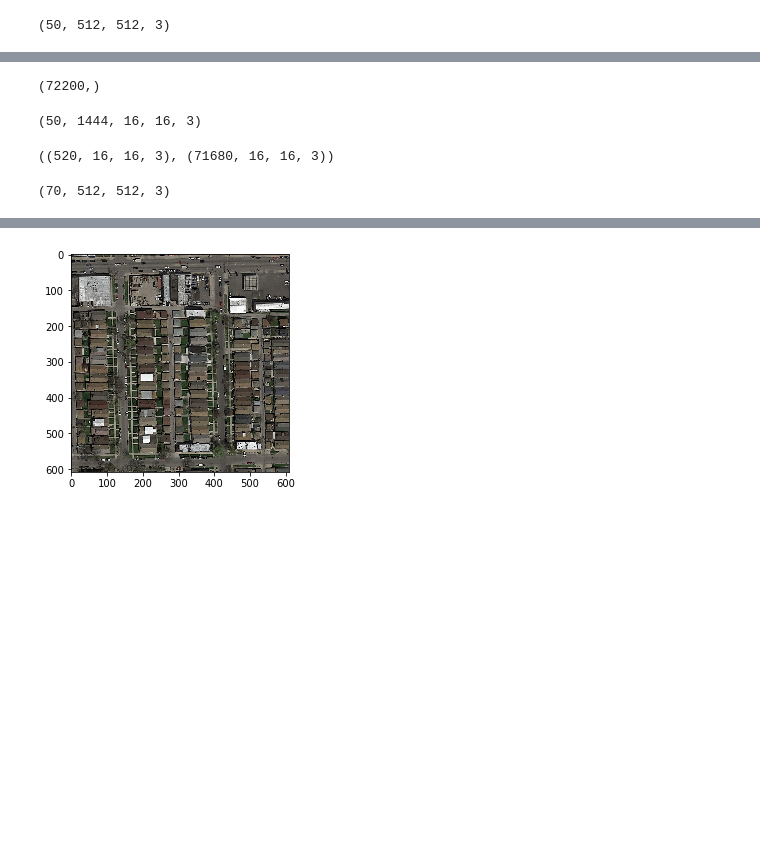
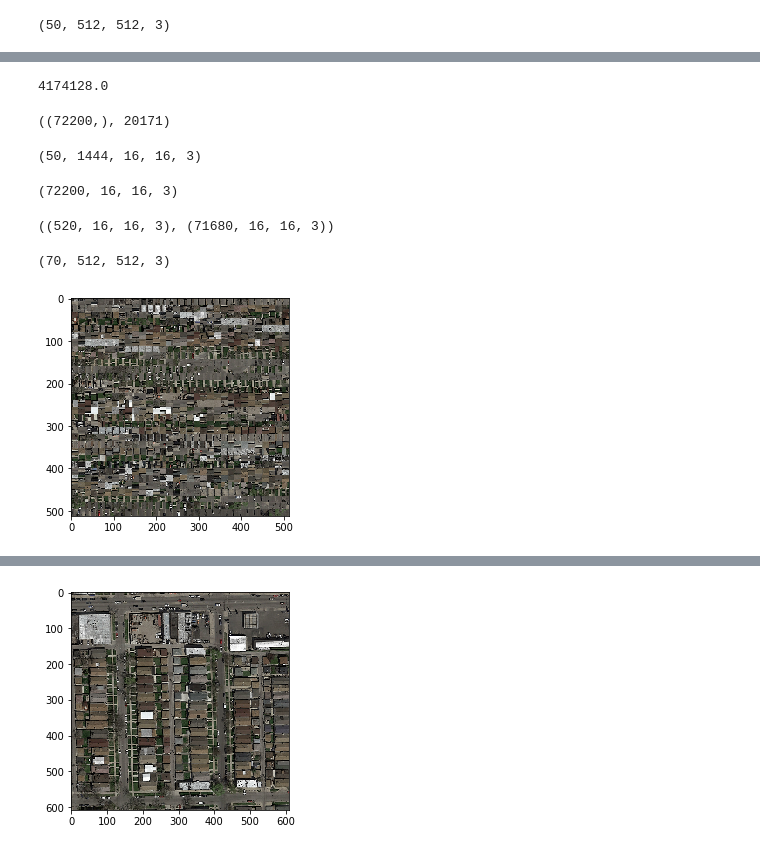
Before and after one commit to arthurbabey/road66, a Jupyter notebook: unet_colab.ipynb, the cells around one changed output, grey strips where cells are left out. Drawn from its saved outputs; the diff is of its cells as text; code cells hidden in the pictures; blank space fills up the shorter version.

```diff
--- a/unet_colab.ipynb
+++ b/unet_colab.ipynb
@@ -374,6 +367,9 @@ y_pred[y_pred < 0.5] = 0
 y_pred[y_pred > 0.5] = 1
 
 y_pred = np.asarray(y_pred)
+y_pred.sum()
+# %% [output]
+4174128.0
 # %%
 pred_patch = [img_crop(y_pred[i], 16, 16) for i in range(y_pred.shape[0])]
 
@@ -382,21 +378,25 @@ pred_patch = np.asarray([pred_patch[i][j] for i in range(len(pred_patch)) for j
 
 pred_patch = np.asarray([value_to_class(np.mean(pred_patch[i])) for i in range(pred_patch.shape[0])])
 
-pred_patch.shape
+pred_patch.shape, pred_patch.sum()
 # %% [output]
-(72200,)
+((72200,), 20171)
 # %%
 create_submission(pred_patch, 'u_net_sub1.csv')
 # %%
 from keras_unet.utils import get_patches
 
-patches_test = np.asarray([get_patches(img, 16, 16) for img in imgs_test])
+#patches_test = np.asarray([get_patches(img, 16, 16) for img in imgs_test])
+patches_test = np.asarray([img_crop(img, 16, 16) for img in imgs_test])
+
+print(patches_test.shape)
+
+patches_test = np.asarray([patches_test[i][j] for i in range(patches_test.shape[0]) for j in range(patches_test.shape[1])])
 
 patches_test.shape
 # %% [output]
 (50, 1444, 16, 16, 3)
+(72200, 16, 16, 3)
-# %%
-patches_test = np.reshape(patches_test, (72200, 16, 16, 3))
 # %%
 reste = patches_test[71680:72200, : , : , :]
 patches_test = patches_test[0:71680, : , : , :]
@@ -404,10 +404,17 @@ patches_test = patches_test[0:71680, : , : , :]
 reste.shape, patches_test.shape
 # %% [output]
 ((520, 16, 16, 3), (71680, 16, 16, 3))
-# %%
-patches_test = np.reshape(patches_test, (70, 512, 512, 3))
-
-patches_test.shape
-# %% [output]
-(70, 512, 512, 3)
+# %%
+from keras_unet.utils import reconstruct_from_patches
+
+apa = reconstruct_from_patches(img_arr = patches_test, org_img_size = (512,512))
+
+apa.shape
+# %% [output]
+(70, 512, 512, 3)
+# %%
+plt.imshow(apa[0])
+plt.show()
+# %% [output]
+[figure, added]
 # %%
```
Also changed, not shown: parts of 21 cells of this notebook.
